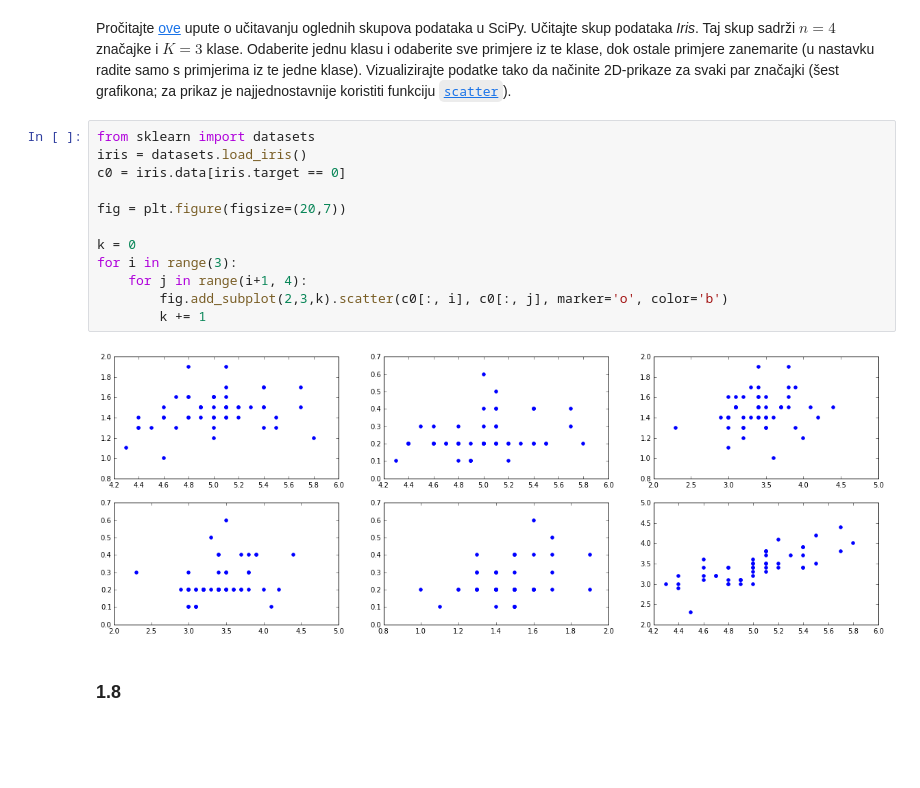
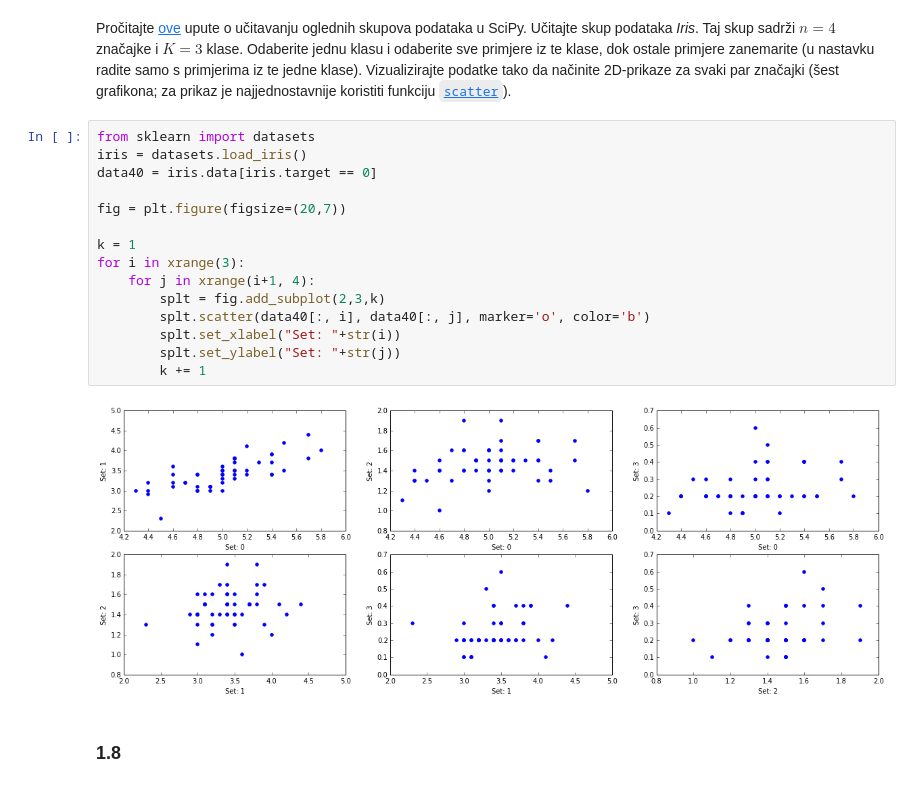
Before and after one commit to antifriz/sedmestar, a Jupyter notebook: su/lab2/SU-2015-LAB1.ipynb, the cells around one changed output. Cells and saved outputs as stored; diff of their text form; blank space fills up the shorter version.

```diff
--- a/su/lab2/SU-2015-LAB1.ipynb
+++ b/su/lab2/SU-2015-LAB1.ipynb
@@ -125,17 +125,20 @@ Pročitajte [ove](http://scikit-learn.org/stable/datasets/) upute o učitavanju
 # %%
 from sklearn import datasets
 iris = datasets.load_iris()
-c0 = iris.data[iris.target == 0]
+data40 = iris.data[iris.target == 0]
 
 fig = plt.figure(figsize=(20,7))
 
-k = 0
-for i in range(3):
-    for j in range(i+1, 4):
-        fig.add_subplot(2,3,k).scatter(c0[:, i], c0[:, j], marker='o', color='b')
+k = 1
+for i in xrange(3):
+    for j in xrange(i+1, 4):
+        splt = fig.add_subplot(2,3,k)
+        splt.scatter(data40[:, i], data40[:, j], marker='o', color='b')
+        splt.set_xlabel("Set: "+str(i))
+        splt.set_ylabel("Set: "+str(j))
         k += 1
 # %% [output]
-[figure, old version]
+[figure, new version]
 # %% [markdown]
 
 ### 1.8
```
Also changed, not shown: parts of 4 cells of this notebook, 1 other file.
